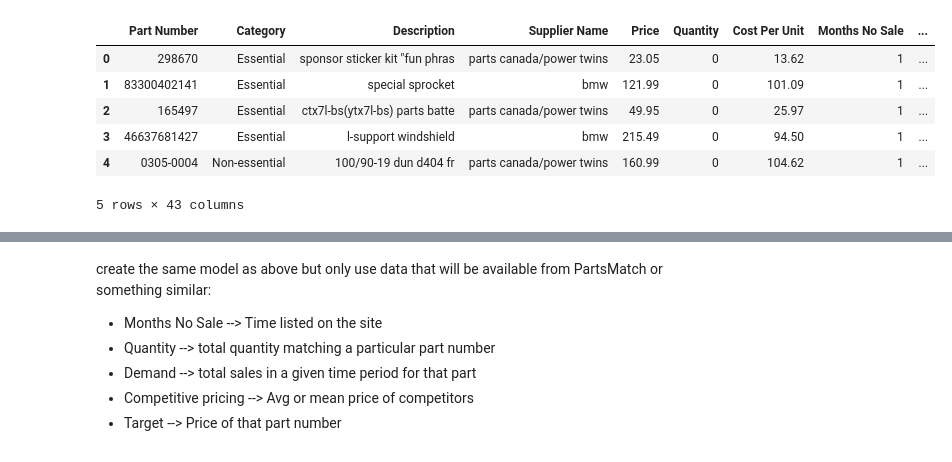
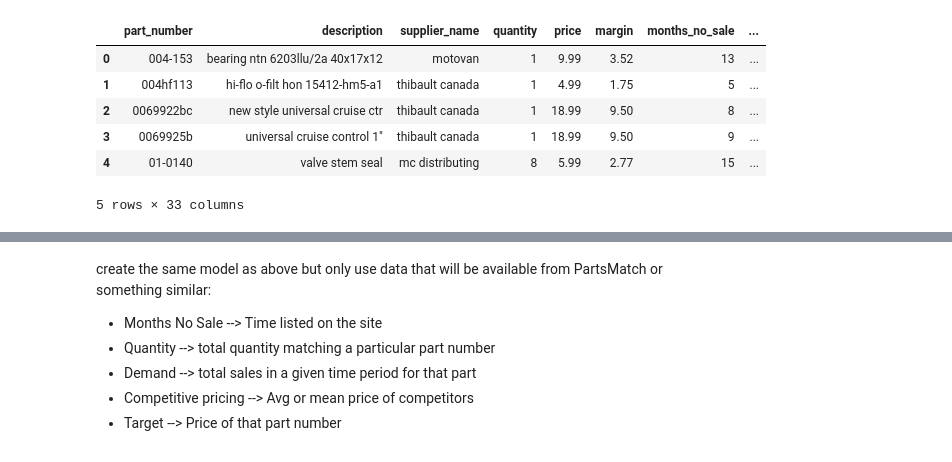
Before and after one commit to skyler22wilson/co-pilot-v1, a Jupyter notebook: Notebooks/price_predictor.ipynb, the cells around one changed output, grey strips where cells are left out. Drawn from its saved outputs; the diff is of its cells as text; code cells hidden in the pictures.

Commit message:
added the feather output file for the pricing model

```diff
--- a/Notebooks/price_predictor.ipynb
+++ b/Notebooks/price_predictor.ipynb
@@ -1,17 +1,17 @@
 # %%
 import pandas as pd
 import numpy as np
 
-df = pd.read_csv("/Users/skylerwilson/Desktop/PartsMatch/PartsWise/Data/parts_data.csv")
+df = pd.read_feather("/Users/skylerwilson/Desktop/PartsWise/Data/Output/parts_data.feather")
 df.head()
 # %% [output]
-|  | Part Number | Category | Description | Supplier Name | Price | Quantity | Cost Per Unit | Months No Sale | ... |
-| 0 | 298670 | Essential | sponsor sticker kit "fun phras | parts canada/power twins | 23.05 | 0 | 13.62 | 1 | ... |
-| 1 | 83300402141 | Essential | special sprocket | bmw | 121.99 | 0 | 101.09 | 1 | ... |
-| 2 | 165497 | Essential | ctx7l-bs(ytx7l-bs) parts batte | parts canada/power twins | 49.95 | 0 | 25.97 | 1 | ... |
-| 3 | 46637681427 | Essential | l-support windshield | bmw | 215.49 | 0 | 94.50 | 1 | ... |
-| 4 | 0305-0004 | Non-essential | 100/90-19 dun d404 fr | parts canada/power twins | 160.99 | 0 | 104.62 | 1 | ... |
+|  | part_number | description | supplier_name | quantity | price | margin | months_no_sale | ... |
+| 0 | 004-153 | bearing ntn 6203llu/2a 40x17x12 | motovan | 1 | 9.99 | 3.52 | 13 | ... |
+| 1 | 004hf113 | hi-flo o-filt hon 15412-hm5-a1 | thibault canada | 1 | 4.99 | 1.75 | 5 | ... |
+| 2 | 0069922bc | new style universal cruise ctr | thibault canada | 1 | 18.99 | 9.50 | 8 | ... |
+| 3 | 0069925b | universal cruise control 1" | thibault canada | 1 | 18.99 | 9.50 | 9 | ... |
+| 4 | 01-0140 | valve stem seal | mc distributing | 8 | 5.99 | 2.77 | 15 | ... |
-5 rows × 43 columns
+5 rows × 33 columns
 # %%
 # %% [output]
 |  | Part Number | Supplier Name | Description | Quantity | Cost Per Unit | Months No Sale | Stock Status | ... |
```
Also changed, not shown: 3 other files.
